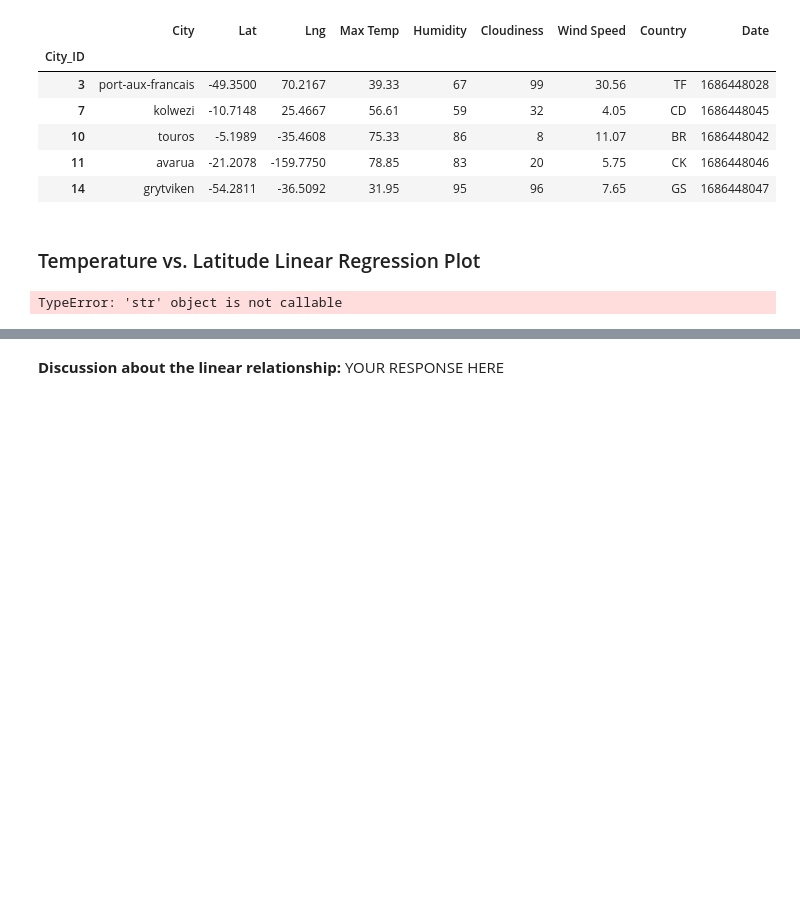
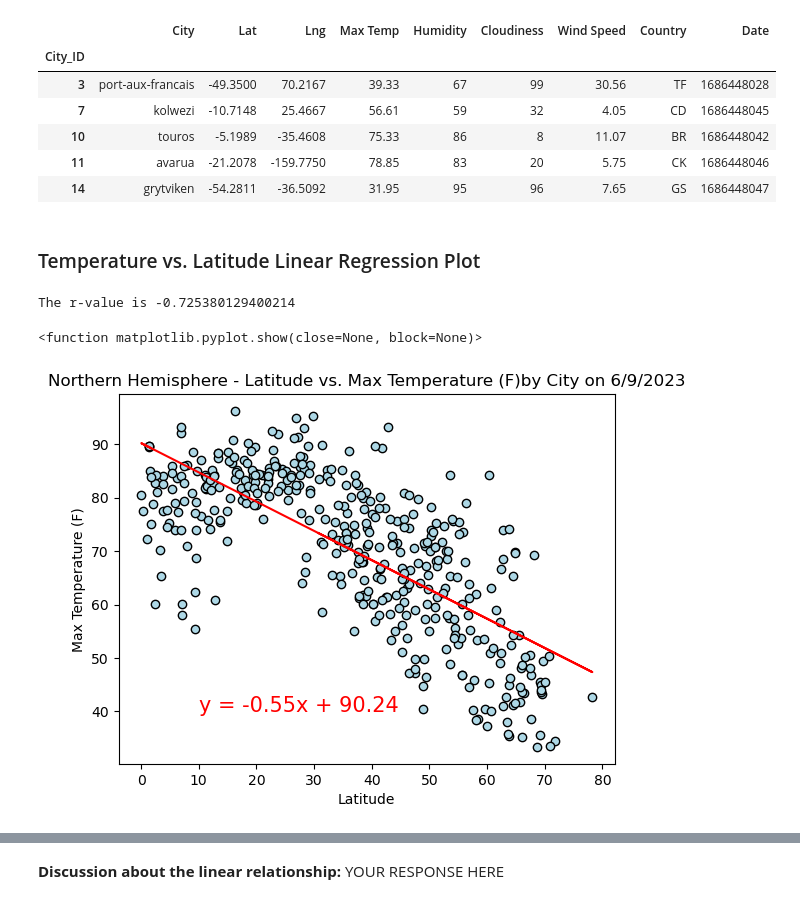
Before and after one commit to EBPaz/python-API-challenge, a Jupyter notebook: WeatherPy/starter_code/WeatherPy.ipynb, the cells around one changed output, grey strips where cells are left out. Saved outputs shown, nothing was run; the diff lists cells and outputs as text; code cells hidden in the pictures; blank space fills up the shorter version.

```diff
--- a/WeatherPy/starter_code/WeatherPy.ipynb
+++ b/WeatherPy/starter_code/WeatherPy.ipynb
@@ -277,7 +284,7 @@ def create_reg_graph(x_values, y_values, x_label, y_label, hemisphere, eq_coordi
     line_eq = "y = " + str(round(slope,2)) + "x + " + str(round(intercept,2))
 
     #code to create each plot
-    plt.scatter(x_values, y_values, edgecolor= "black", color= "lime")
+    plt.scatter(x_values, y_values, edgecolor= "black", color="lightblue")
     plt.plot(x_values, regress_values, "r-")
     plt.annotate(line_eq, xy=eq_coordinates, fontsize = 15, color = "red")
     plt.title(f'{hemisphere} Hemisphere - {x_label} vs. {y_label}by City on 6/9/2023')
@@ -318,11 +325,13 @@ southern_hemi_df.head()
 # %%
 # Linear regression on Northern Hemisphere
 x_values = northern_hemi_df["Lat"].astype("float")
 y_values = northern_hemi_df["Max Temp"].astype("float")
-create_reg_graph(x_values, y_values, "Latitude", "Max Temperature (F)", "Northern" (0,0))
+create_reg_graph(x_values, y_values, "Latitude", "Max Temperature (F)", "Northern", (10,40))
 plt.show
 # %% [output]
-TypeError: 'str' object is not callable
+The r-value is -0.725380129400214
+<function matplotlib.pyplot.show(close=None, block=None)>
+[figure, added]
 # %%
 # Linear regression on Southern Hemisphere
 x_values = southern_hemi_df["Lat"].astype("float")
```
Also changed, not shown: parts of 8 cells of this notebook.
